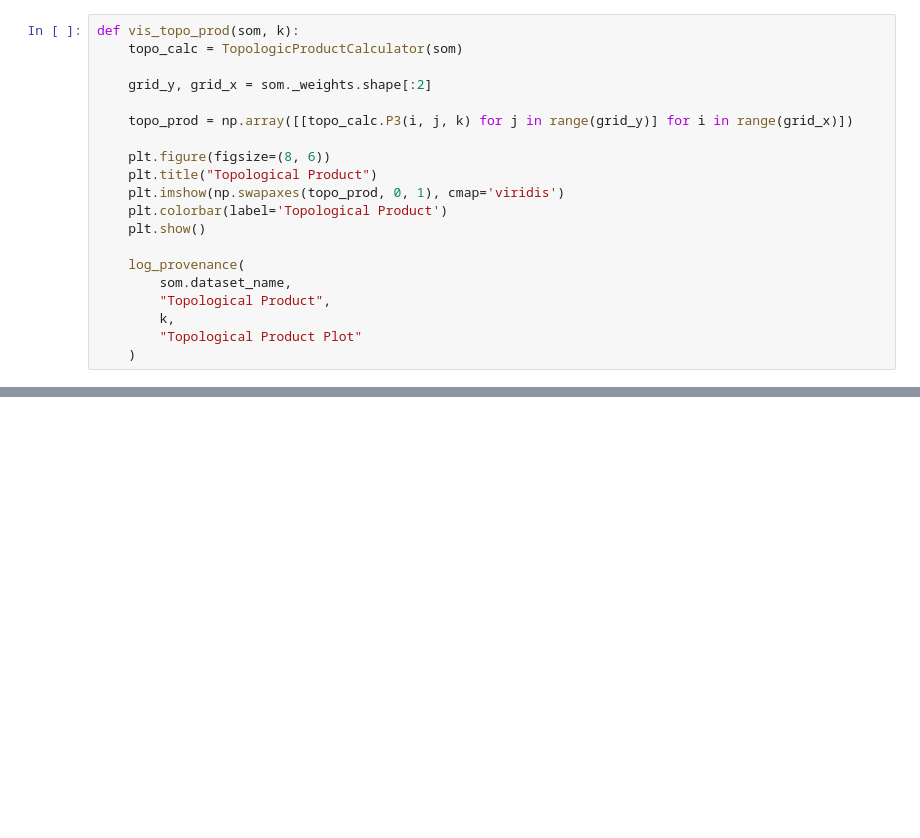
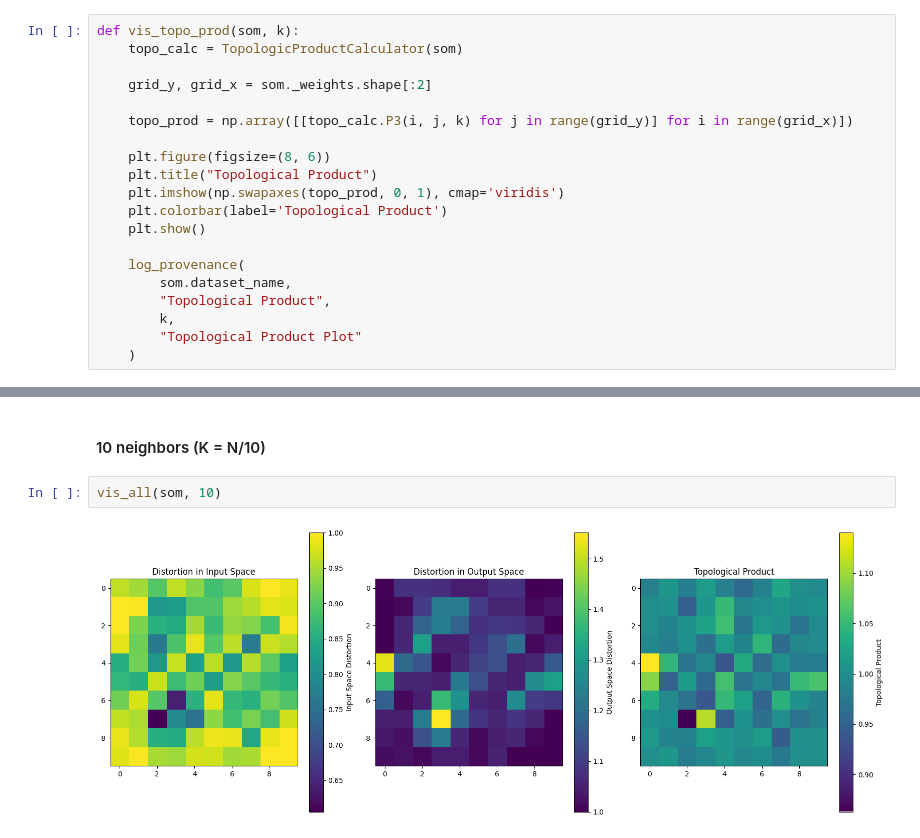
Before and after one commit to mwustinger/sos-ws2024, a Jupyter notebook: exercise3/PySOMVis/Test.ipynb, the cells around one changed output, grey strips where cells are left out. Cells and saved outputs as stored; diff of their text form; blank space fills up the shorter version.

```diff
--- a/exercise3/PySOMVis/Test.ipynb
+++ b/exercise3/PySOMVis/Test.ipynb
@@ -345,0 +368,6 @@ vis_topo_prod(som, 2)
+# %% [markdown]
+#### 10 neighbors (K = N/10)
+# %%
+vis_all(som, 10)
+# %% [output]
+[figure, added]
```
Also changed, not shown: parts of 59 cells of this notebook, 17 other files.
